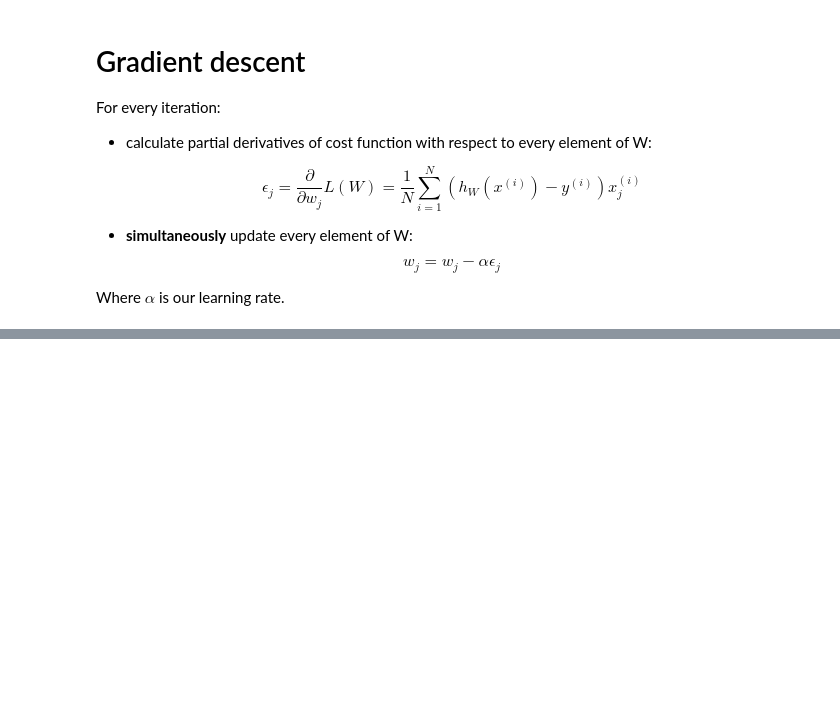
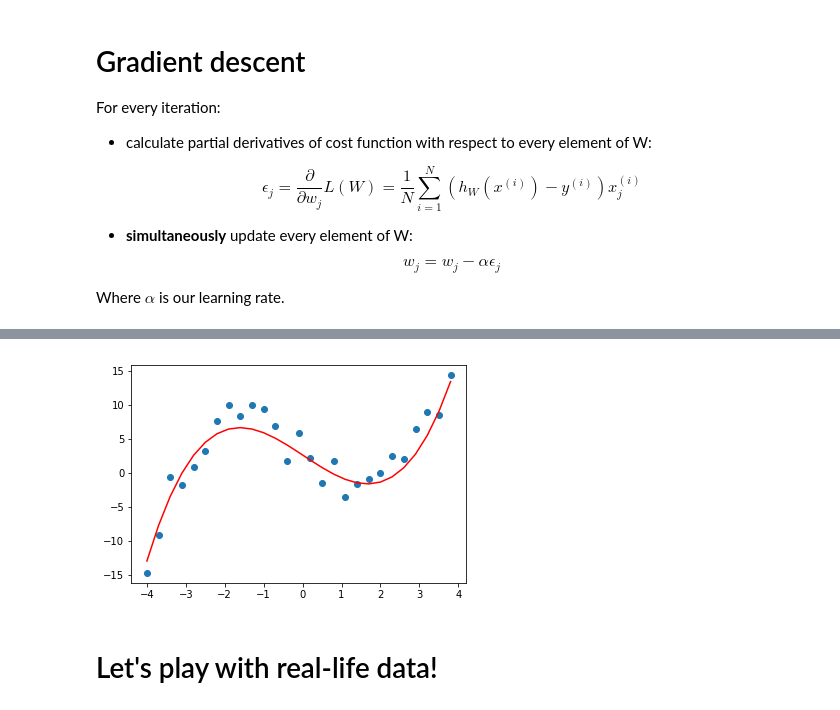
Before and after one commit to aghbit/BIT_AI, a Jupyter notebook: 2017_10_30_lab2/multivariate_regression.ipynb, the cells around one changed output, grey strips where cells are left out. Cells and saved outputs as stored; diff of their text form; code cells hidden in the pictures; blank space fills up the shorter version.

```diff
--- a/2017_10_30_lab2/multivariate_regression.ipynb
+++ b/2017_10_30_lab2/multivariate_regression.ipynb
@@ -89,0 +188,15 @@ gradient_step = solutions.gradient_step
+# %%
+more_X = np.arange(-4, 4, 0.3)
+more_Y = [secret(x) for x in more_X]
+more_features = to_poly_features(more_X, proposed_degree)
+more_features = mean_normalization(more_features)
+more_targets = np.array(Y)
+
+more_calculated_targets = hypotheses(W, more_features)
+plt.scatter(more_X, more_Y)
+plt.plot(more_X, more_calculated_targets, color='red')
+plt.show()
+# %% [output]
+[figure, added]
+# %% [markdown]
+# Let's play with real-life data!
```
Also changed, not shown: parts of 15 cells of this notebook, 1 other file.
